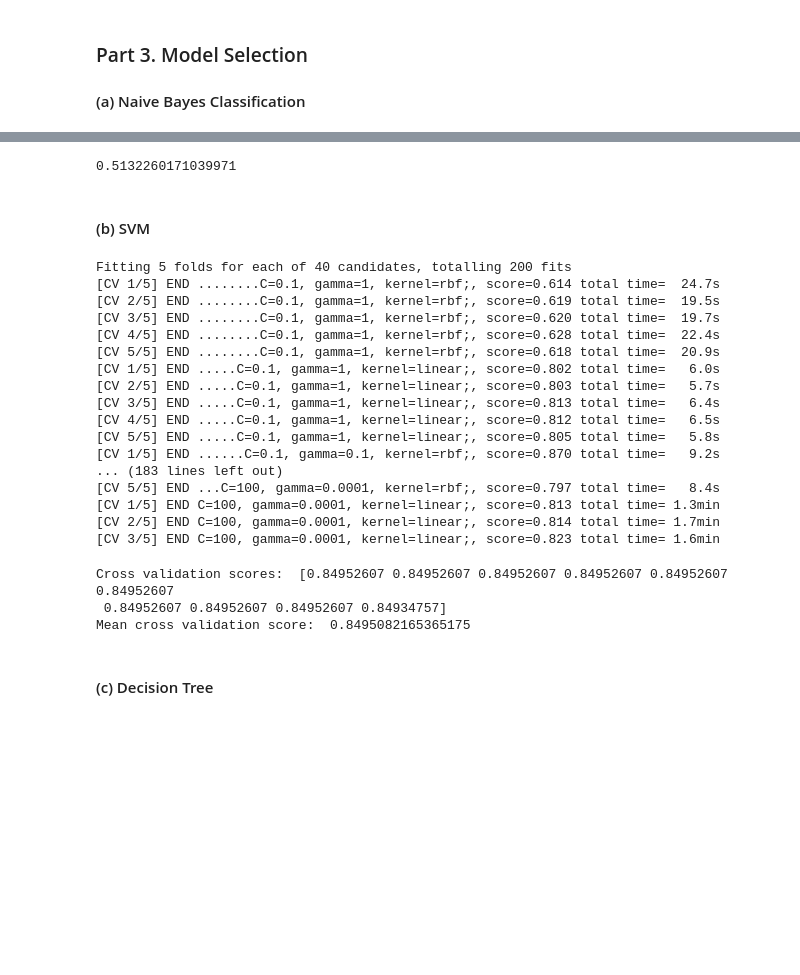
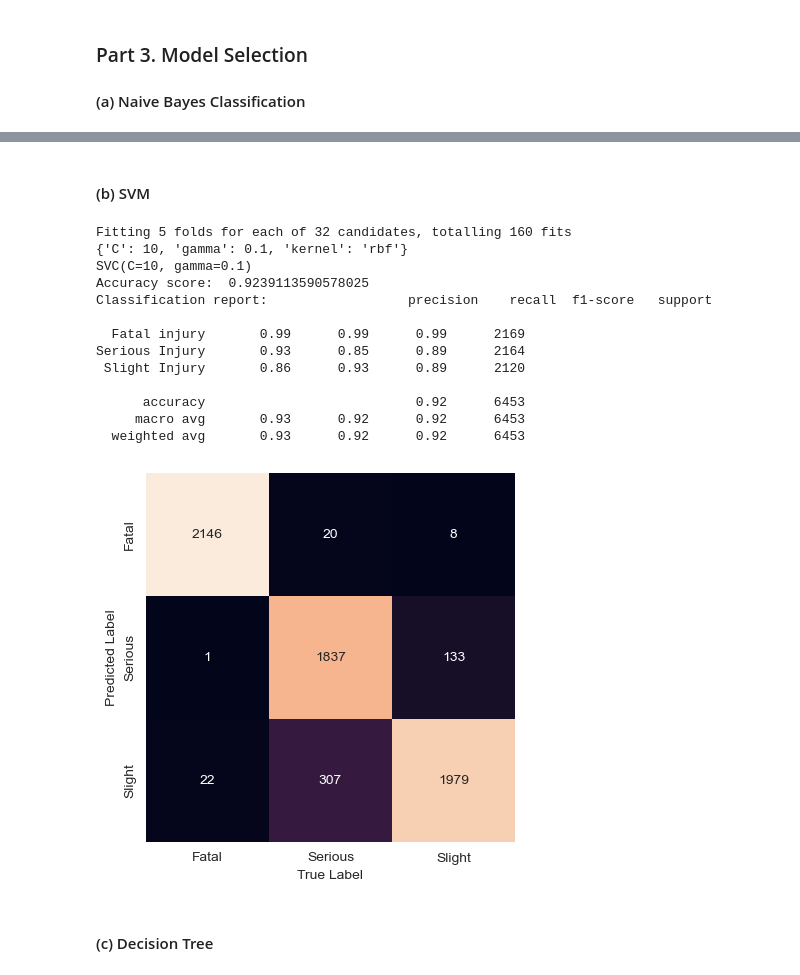
Before and after one commit to JimmyZJC/GR5243-Group-Project, a Jupyter notebook: Notebook/Group Project 1.ipynb, the cells around one changed output, grey strips where cells are left out. Drawn from its saved outputs; the diff is of its cells as text; code cells hidden in the pictures; blank space fills up the shorter version.

```diff
--- a/Notebook/Group Project 1.ipynb
+++ b/Notebook/Group Project 1.ipynb
@@ -272,54 +272,36 @@ Serious Injury       0.39      0.26      0.31      2164
 [figure]
-# %%
-from sklearn.model_selection import cross_val_score
-scores = cross_val_score(nbc, X_smote, y_smote, cv = 10)
-nbc_score = scores.mean()
-print(nbc_score)
-# %% [output]
-0.5132260171039971
 # %% [markdown]
 #### (b) SVM
 # %%
 from sklearn.model_selection import GridSearchCV
 from sklearn.svm import SVC
-param_svc = {"C": [0.1, 1, 10, 100], "gamma": [1, 0.1, 0.01, 0.001, 0.0001], "kernel": ["rbf", "linear"]}
-svc = GridSearchCV(SVC(), param_svc, refit = True, verbose = 3)
+param_svc = {"C": [0.1, 1, 10, 100], "gamma": [1, 0.1, 0.01, 0.001], "kernel": ["rbf", "linear"]}
+svc = GridSearchCV(SVC(), param_svc, refit = True, verbose = 3, n_jobs = 24)
 svc.fit(X_train, y_train)
 print(svc.best_params_)
 print(svc.best_estimator_)
 y_pred = svc.predict(X_test)
 print("Accuracy score: ", accuracy_score(y_test, y_pred))
 print("Classification report: ", classification_report(y_test, y_pred))
 mat = confusion_matrix(y_test, y_pred)
 sns.heatmap(mat.T, square = True, annot = True, fmt = "d", cbar = False, xticklabels = ["Fatal", "Serious", "Slight"], yticklabels = ["Fatal", "Serious", "Slight"])
 plt.xlabel("True Label")
 plt.ylabel("Predicted Label");
 # %% [output]
-Fitting 5 folds for each of 40 candidates, totalling 200 fits
-[CV 1/5] END ........C=0.1, gamma=1, kernel=rbf;, score=0.614 total time=  24.7s
-[CV 2/5] END ........C=0.1, gamma=1, kernel=rbf;, score=0.619 total time=  19.5s
-[CV 3/5] END ........C=0.1, gamma=1, kernel=rbf;, score=0.620 total time=  19.7s
-[CV 4/5] END ........C=0.1, gamma=1, kernel=rbf;, score=0.628 total time=  22.4s
-[CV 5/5] END ........C=0.1, gamma=1, kernel=rbf;, score=0.618 total time=  20.9s
-[CV 1/5] END .....C=0.1, gamma=1, kernel=linear;, score=0.802 total time=   6.0s
-[CV 2/5] END .....C=0.1, gamma=1, kernel=linear;, score=0.803 total time=   5.7s
-[CV 3/5] END .....C=0.1, gamma=1, kernel=linear;, score=0.813 total time=   6.4s
-[CV 4/5] END .....C=0.1, gamma=1, kernel=linear;, score=0.812 total time=   6.5s
-[CV 5/5] END .....C=0.1, gamma=1, kernel=linear;, score=0.805 total time=   5.8s
-[CV 1/5] END ......C=0.1, gamma=0.1, kernel=rbf;, score=0.870 total time=   9.2s
-... (183 lines left out)
-[CV 5/5] END ...C=100, gamma=0.0001, kernel=rbf;, score=0.797 total time=   8.4s
-[CV 1/5] END C=100, gamma=0.0001, kernel=linear;, score=0.813 total time= 1.3min
-[CV 2/5] END C=100, gamma=0.0001, kernel=linear;, score=0.814 total time= 1.7min
-[CV 3/5] END C=100, gamma=0.0001, kernel=linear;, score=0.823 total time= 1.6min
+Fitting 5 folds for each of 32 candidates, totalling 160 fits
+{'C': 10, 'gamma': 0.1, 'kernel': 'rbf'}
+SVC(C=10, gamma=0.1)
+Accuracy score:  0.9239113590578025
+Classification report:                  precision    recall  f1-score   support
+
+  Fatal injury       0.99      0.99      0.99      2169
+Serious Injury       0.93      0.85      0.89      2164
+ Slight Injury       0.86      0.93      0.89      2120
+
+      accuracy                           0.92      6453
+     macro avg       0.93      0.92      0.92      6453
+  weighted avg       0.93      0.92      0.92      6453
+[figure, added]
-# %%
-scores = cross_val_score(svc, X_smote, y_smote, cv = 10)
-svc_score = scores.mean()
-print(svc_score)
-# %% [output]
-Cross validation scores:  [0.84952607 0.84952607 0.84952607 0.84952607 0.84952607 0.84952607
- 0.84952607 0.84952607 0.84952607 0.84934757]
-Mean cross validation score:  0.8495082165365175
 # %% [markdown]
 #### (c) Decision Tree
 # %%
```
Also changed, not shown: parts of 7 cells of this notebook.
